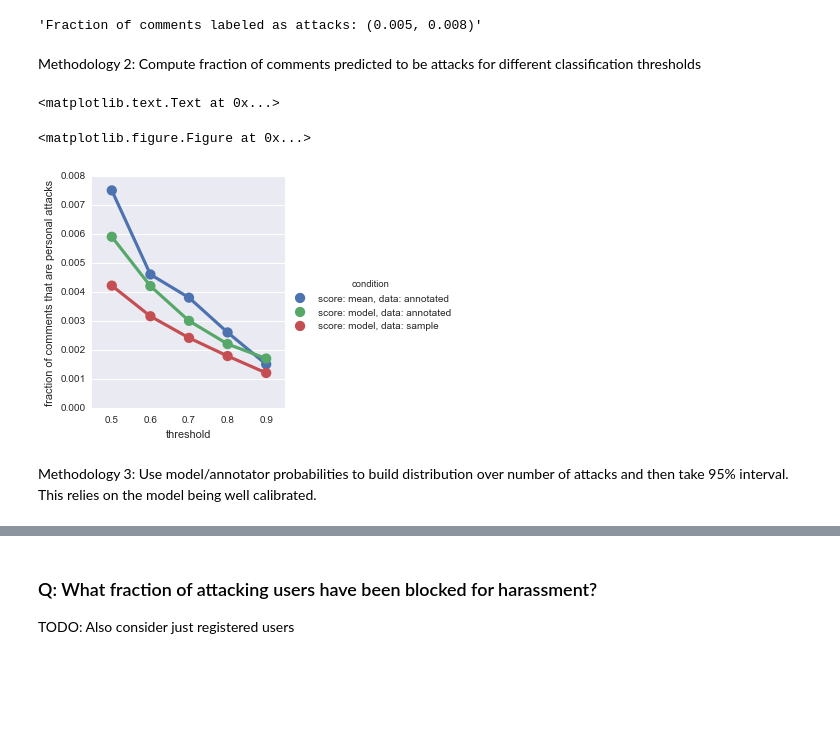
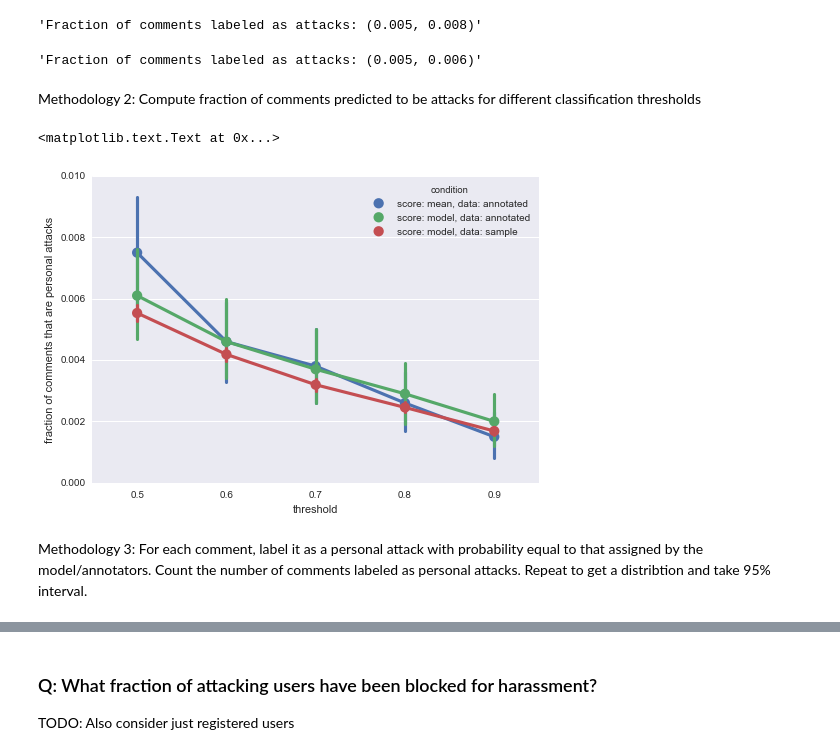
Before and after one commit to ewulczyn/wiki-detox, a Jupyter notebook: wikipedia/src/modeling/Research Questions.ipynb, the cells around one changed output, grey strips where cells are left out. Cells and saved outputs as stored; diff of their text form; code cells hidden in the pictures; blank space fills up the shorter version.

```diff
--- a/wikipedia/src/modeling/Research Questions.ipynb
+++ b/wikipedia/src/modeling/Research Questions.ipynb
@@ -192,33 +204,34 @@ Methodology 1: Compute credible interval for probability that a comment was labe
 "Fraction of comments labeled as attacks: (%.3f, %.3f)" % bayesian_ci(get_beta_dist(d_annotated['pred_recipient'].sum(), d_annotated.shape[0]), 95)
 # %% [output]
 'Fraction of comments labeled as attacks: (0.005, 0.008)'
+# %%
+# model sample data: Not really meaninggful, just a comparison
+"Fraction of comments labeled as attacks: (%.3f, %.3f)" % bayesian_ci(get_beta_dist(df_no_admin_sample['pred_recipient'].sum(), df_no_admin_sample.shape[0]), 95)
+# %% [output]
+'Fraction of comments labeled as attacks: (0.005, 0.006)'
 # %% [markdown]
 Methodology 2: Compute fraction of comments predicted to be attacks for different classification thresholds
 # %%
-plt.figure()
 # score = mean of annotations
 d_aa = pd.concat([pd.DataFrame({'threshold': t, 'attack': d_annotated['recipient_score'] >= t }) for t in np.arange(0.5, 0.91, 0.1)], axis = 0)
 d_aa['condition'] = 'score: mean, data: annotated'
-#ax = sns.pointplot(x='threshold', y= 'attack', data=d_temp, ci = None, label = 'mean annotations on annotated data')
 
 # score = model score on annotated data
 d_ma = pd.concat([pd.DataFrame({'threshold': t, 'attack': d_annotated['pred_recipient_score'] >= t }) for t in np.arange(0.5, 0.91, 0.1)], axis = 0)
 d_ma['condition'] = 'score: model, data: annotated'
-#ax = sns.pointplot(x='threshold', y= 'attack', data=d_temp, ci = None, label = 'model score on annotated data')
 
 # score = model score on sample data
 d_ms = pd.concat([pd.DataFrame({'threshold': t, 'attack': df_no_admin_sample['pred_recipient_score'] > t }) for t in np.arange(0.5, 0.91, 0.1)], axis = 0)
 d_ms['condition'] = 'score: model, data: sample'
-#ax = sns.pointplot(x='threshold', y= 'attack', data=d_temp, ci = None, label = 'model on sample data')
 
-sns.factorplot(x="threshold", y="attack", hue="condition", data=pd.concat([d_aa, d_ma, d_ms]), ci = None)
+sns.pointplot(x="threshold", y="attack", hue="condition", data=pd.concat([d_aa, d_ma, d_ms]))
 plt.ylabel('fraction of comments that are personal attacks')
 # %% [output]
 <matplotlib.text.Text at 0x...>
-<matplotlib.figure.Figure at 0x...>
-[figure, old version]
+[figure, new version]
-# %% [markdown]
-Methodology 3: Use model/annotator probabilities to build distribution over number of attacks and then take 95% interval. This relies on the model being well calibrated.
+# %% [markdown]
+Methodology 3:
+For each comment, label it as a personal attack with probability equal to that assigned by the model/annotators. Count the number of comments labeled as personal attacks. Repeat to get a distribtion and take 95% interval.
 # %%
 def compute_ci(a, n = 1000):
     m = a.shape[0]
```
Also changed, not shown: parts of 56 cells of this notebook.
